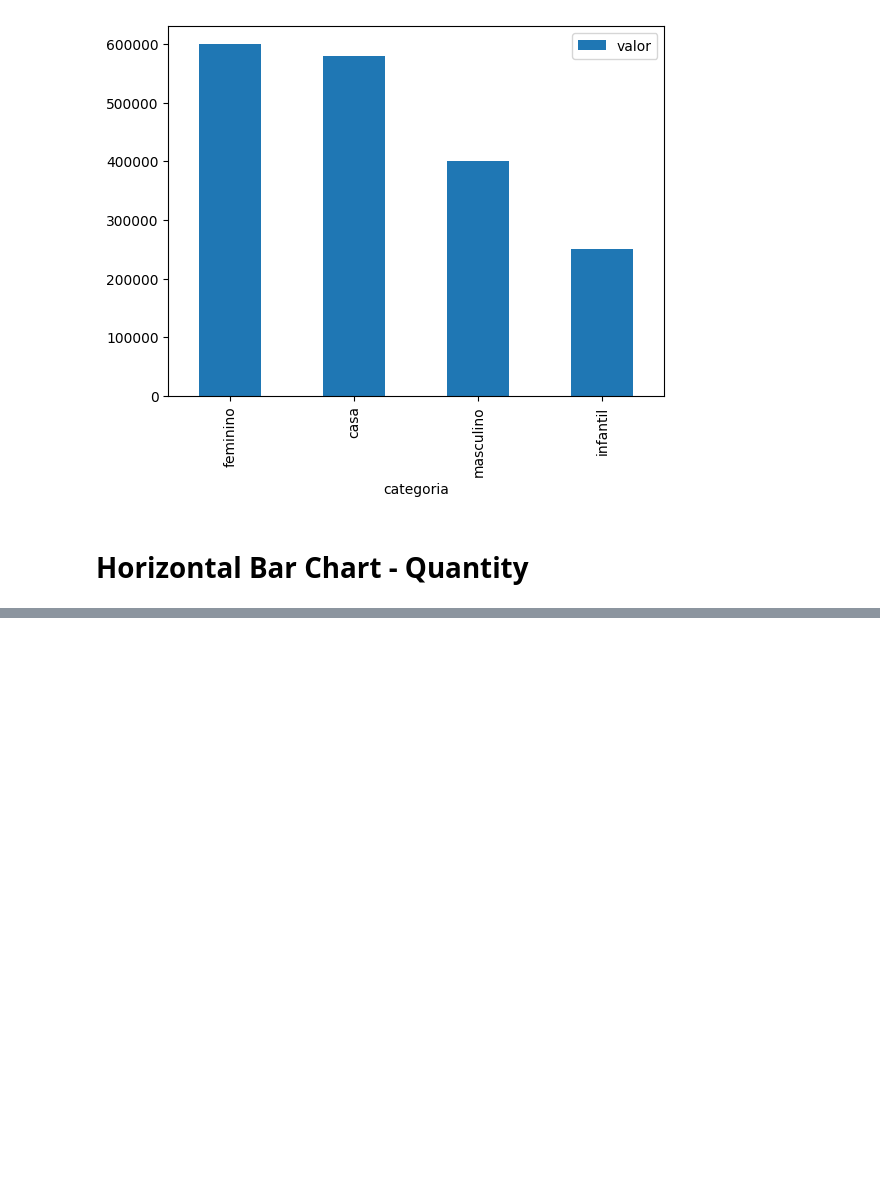
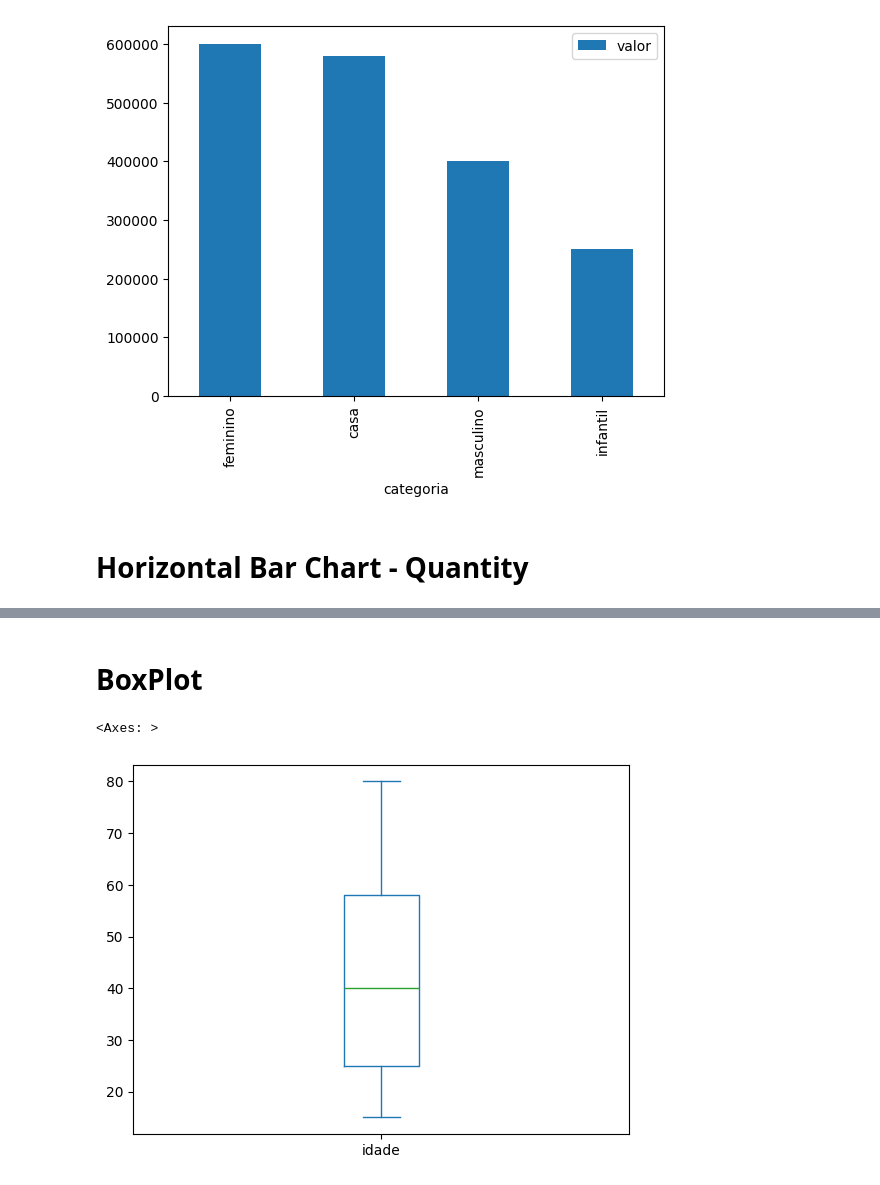
Before and after one commit to Weslley-Prado/estatisca_dev, a Jupyter notebook: estatisca_devs.ipynb, the cells around one changed output, grey strips where cells are left out. Saved outputs shown, nothing was run; the diff lists cells and outputs as text; code cells hidden in the pictures; blank space fills up the shorter version.

```diff
--- a/estatisca_devs.ipynb
+++ b/estatisca_devs.ipynb
@@ -195,0 +206,7 @@ df_vendas.sort_values('quantidade').plot.barh(x='categoria', y = 'quantidade')
+# %% [markdown]
+# BoxPlot
+# %%
+df_medidas.idade.plot.box()
+# %% [output]
+<Axes: >
+[figure, added]
```
Also changed, not shown: parts of 4 cells of this notebook.
